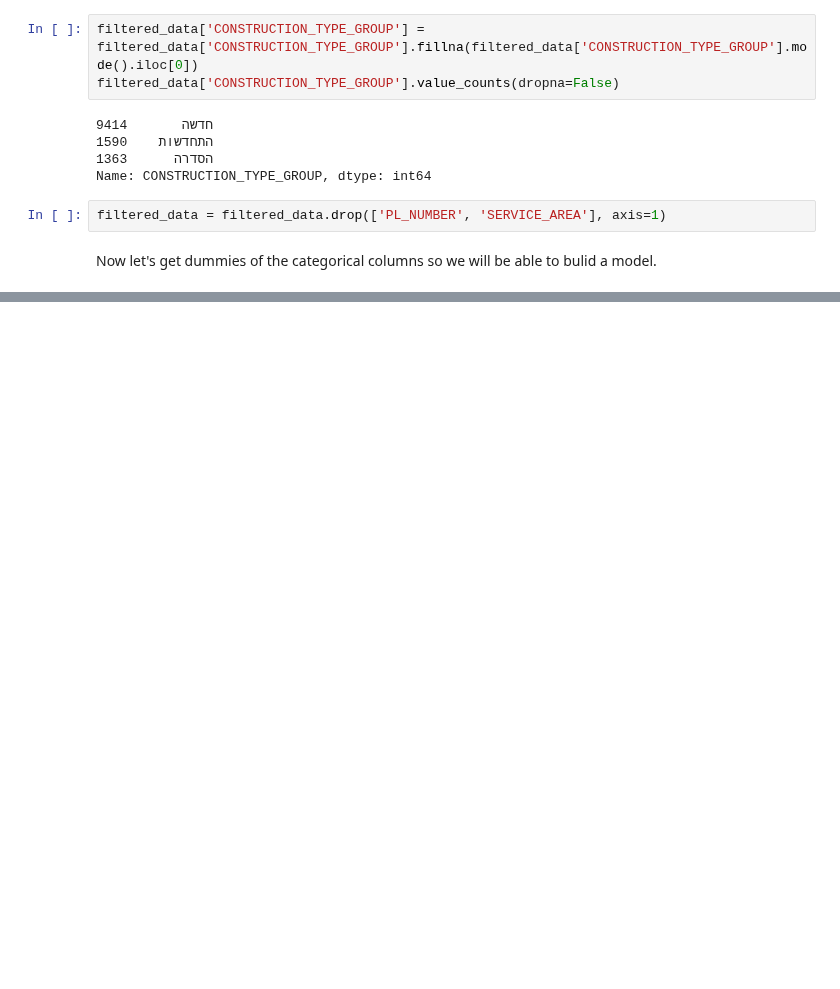
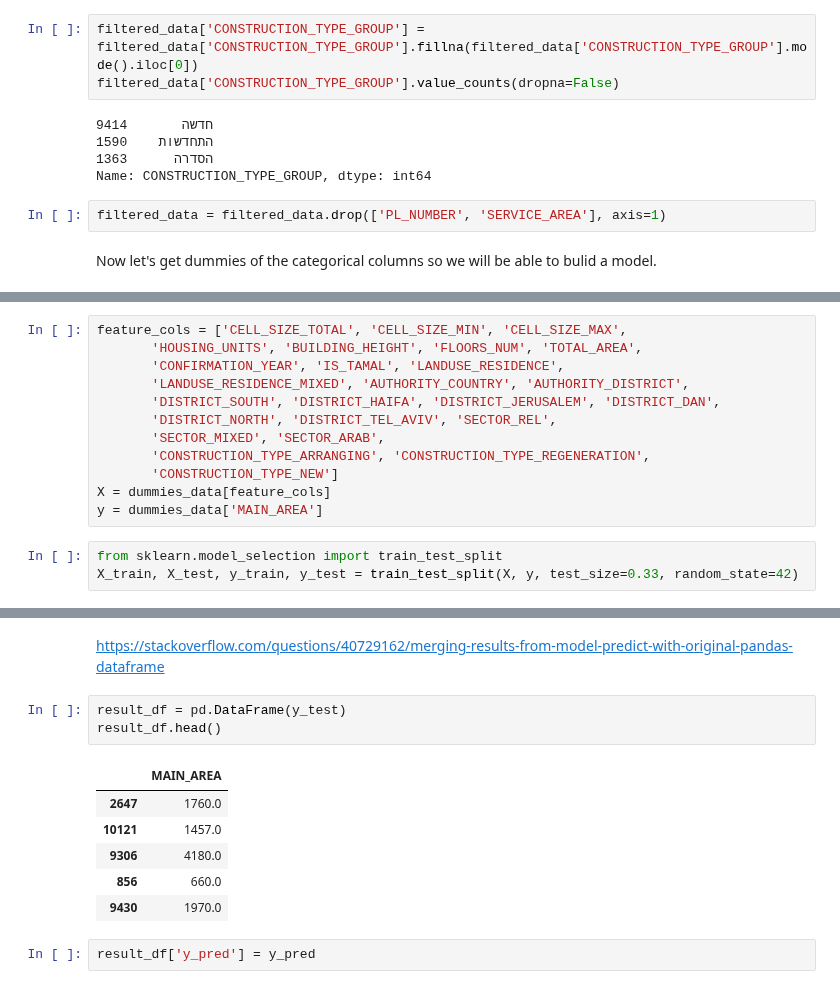
Before and after one commit to MosheMann5750/ML, a Jupyter notebook: FinalProject/ConstructionPlans.ipynb, the cells around one changed output, grey strips where cells are left out. Drawn from its saved outputs; the diff is of its cells as text; blank space fills up the shorter version.

```diff
--- a/FinalProject/ConstructionPlans.ipynb
+++ b/FinalProject/ConstructionPlans.ipynb
@@ -374,3 +376,18 @@ dummies_data.head()
 | 2 | 960.0 | 2820.0 | 0.0 | 0.0 | 6.0 | 17.0 | 4.0 | ... |
 | 3 | 4800.0 | 15410.0 | 0.0 | 0.0 | 30.0 | 17.0 | 4.0 | ... |
 | 4 | 640.0 | 1600.0 | 0.0 | 0.0 | 4.0 | 17.0 | 4.0 | ... |
+# %%
+feature_cols = ['CELL_SIZE_TOTAL', 'CELL_SIZE_MIN', 'CELL_SIZE_MAX',
+       'HOUSING_UNITS', 'BUILDING_HEIGHT', 'FLOORS_NUM', 'TOTAL_AREA',
+       'CONFIRMATION_YEAR', 'IS_TAMAL', 'LANDUSE_RESIDENCE',
+       'LANDUSE_RESIDENCE_MIXED', 'AUTHORITY_COUNTRY', 'AUTHORITY_DISTRICT',
+       'DISTRICT_SOUTH', 'DISTRICT_HAIFA', 'DISTRICT_JERUSALEM', 'DISTRICT_DAN',
+       'DISTRICT_NORTH', 'DISTRICT_TEL_AVIV', 'SECTOR_REL',
+       'SECTOR_MIXED', 'SECTOR_ARAB',
+       'CONSTRUCTION_TYPE_ARRANGING', 'CONSTRUCTION_TYPE_REGENERATION',
+       'CONSTRUCTION_TYPE_NEW']
+X = dummies_data[feature_cols]
+y = dummies_data['MAIN_AREA']
+# %%
+from sklearn.model_selection import train_test_split
+X_train, X_test, y_train, y_test = train_test_split(X, y, test_size=0.33, random_state=42)
@@ -376,0 +426,14 @@ dummies_data.head()
+# %% [markdown]
+https://stackoverflow.com/questions/40729162/merging-results-from-model-predict-with-original-pandas-dataframe
+# %%
+result_df = pd.DataFrame(y_test)
+result_df.head()
+# %% [output]
+|  | MAIN_AREA |
+| 2647 | 1760.0 |
+| 10121 | 1457.0 |
+| 9306 | 4180.0 |
+| 856 | 660.0 |
+| 9430 | 1970.0 |
+# %%
+result_df['y_pred'] = y_pred
```
Also changed, not shown: parts of 6 cells of this notebook.
